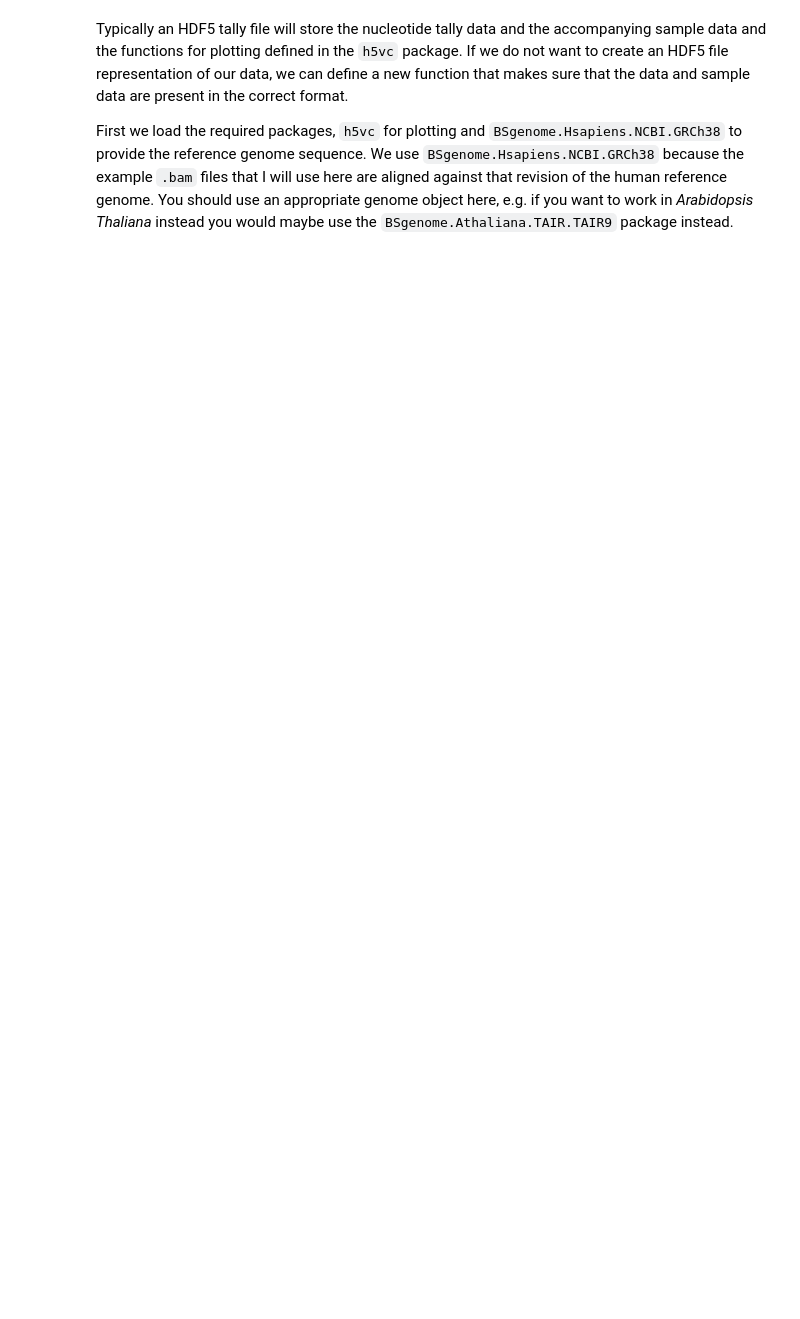
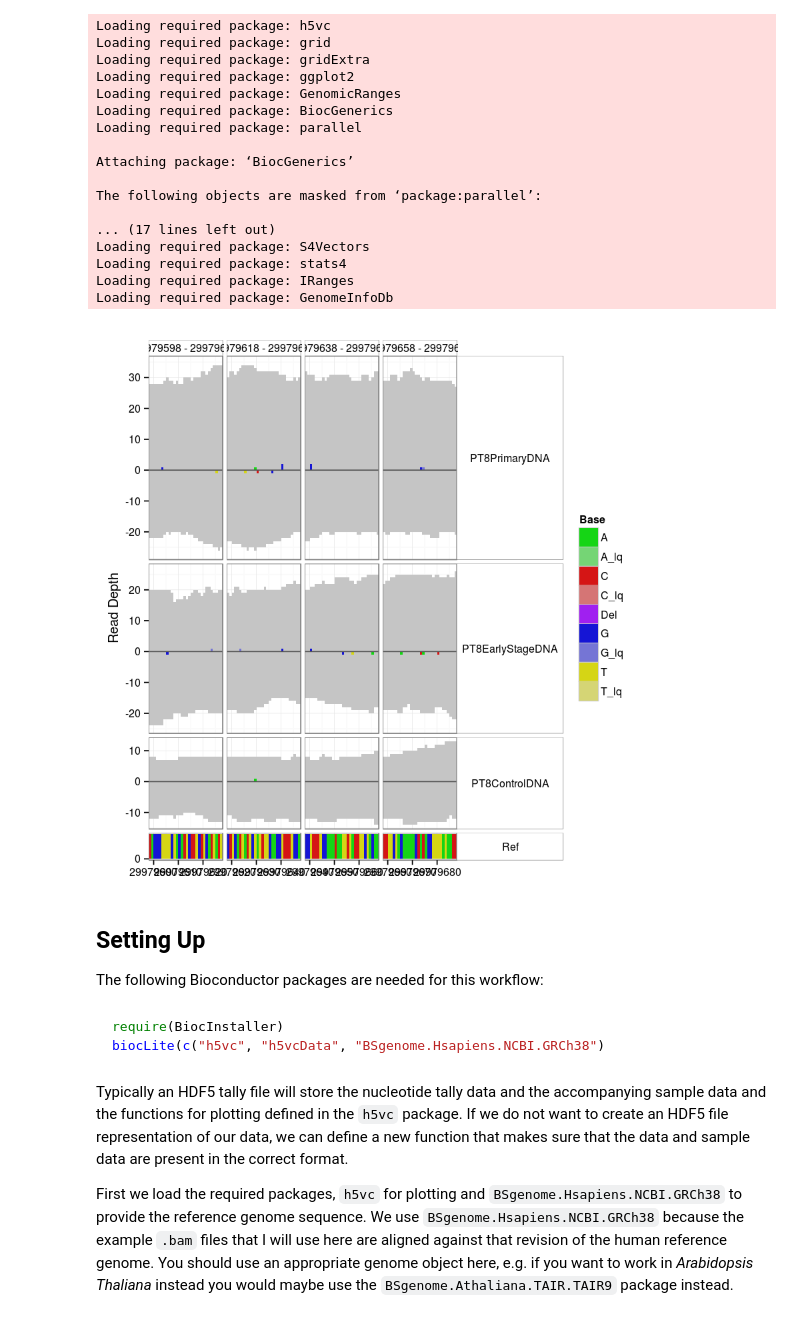
Before and after one commit to grimbough/biocworkflows, a Jupyter notebook: bamvis/bamvis.run.ipynb, the cells around one changed output. Drawn from its saved outputs; the diff is of its cells as text; code cells hidden in the pictures; blank space fills up the shorter version.

````diff
--- a/bamvis/bamvis.run.ipynb
+++ b/bamvis/bamvis.run.ipynb
@@ -29,3 +19,54 @@ ERROR: Error in parse(text = x, srcfile = src): <text>:3:0: unexpected end of in
+# %%
+## This code chunk was hidden in the original document, but was executed in the background
+require(h5vc)
+tallyFile <- system.file( "extdata", "example.tally.hfs5", package = "h5vcData" )
+sampleData <- getSampleData( tallyFile, "/ExampleStudy/16" )
+samples <- sampleData$Sample[sampleData$Patient == "Patient8"]
+position <- 29979628
+windowsize <- 30
+require(GenomicRanges)
+require(IRanges)
+dataList <- h5dapply(
+  filename = tallyFile,
+  group = "/ExampleStudy/16",
+  names = c("Coverages", "Counts", "Deletions", "Reference"),
+  range = IRanges(start = seq( position - windowsize, position + windowsize, 20), width = 30 )
+)
+p <- mismatchPlot(
+  data = dataList,
+  sampledata = sampleData,
+  samples = samples
+)
+print(p)
+# %% [output]
+Loading required package: h5vc
+Loading required package: grid
+Loading required package: gridExtra
+Loading required package: ggplot2
+Loading required package: GenomicRanges
+Loading required package: BiocGenerics
+Loading required package: parallel
+
+Attaching package: ‘BiocGenerics’
+
+The following objects are masked from ‘package:parallel’:
+
+... (17 lines left out)
+Loading required package: S4Vectors
+Loading required package: stats4
+Loading required package: IRanges
+Loading required package: GenomeInfoDb
+[figure, added]
+# %% [markdown]
+Setting Up
+----------
+
+The following Bioconductor packages are needed for this workflow:
+# %% [markdown]
+``` r
+require(BiocInstaller)
+biocLite(c("h5vc", "h5vcData", "BSgenome.Hsapiens.NCBI.GRCh38")
+```
 # %% [markdown]
 Typically an HDF5 tally file will store the nucleotide tally data and the accompanying sample data and the functions for plotting defined in the `h5vc` package. If we do not want to create an HDF5 file representation of our data, we can define a new function that makes sure that the data and sample data are present in the correct format.
 
````
Also changed, not shown: parts of 5 cells of this notebook, 1 other file.
